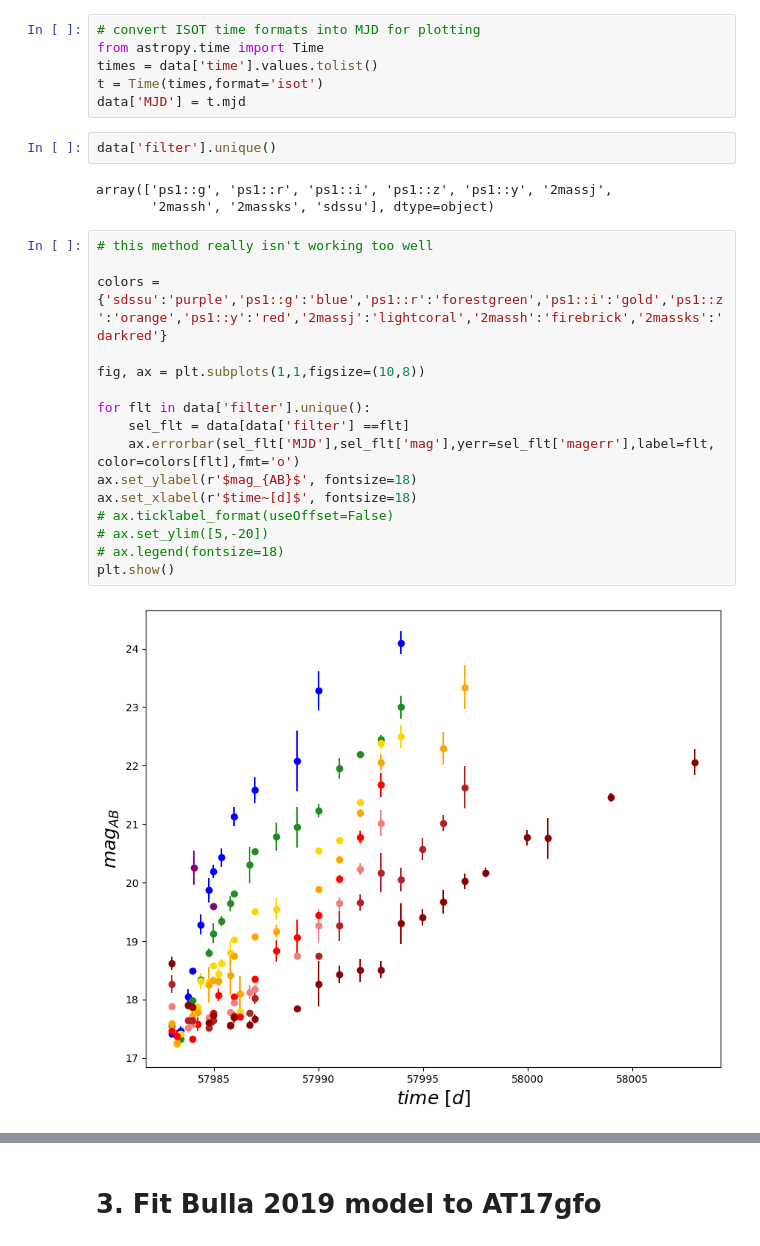
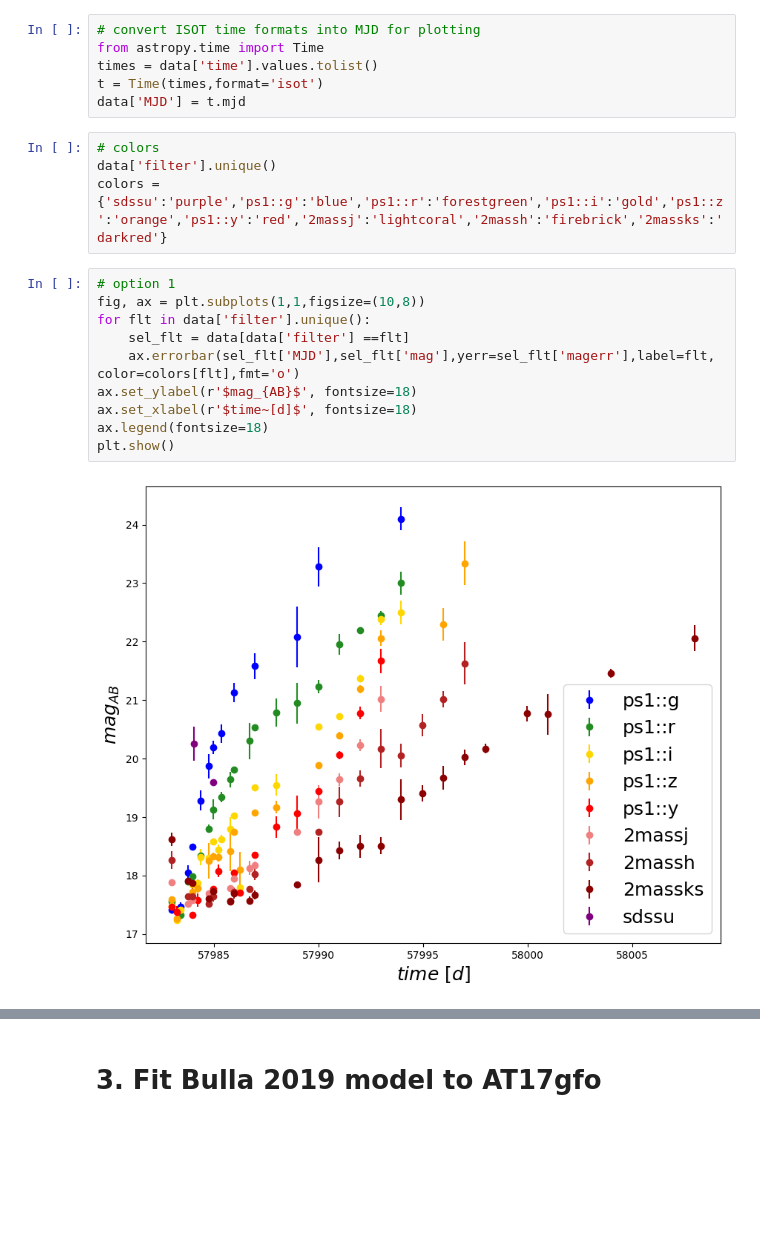
Before and after one commit to natasha-vb/KNTraP-AT2017gfo, a Jupyter notebook: AT2017gfo_lightcurve_tutorial.ipynb, the cells around one changed output, grey strips where cells are left out. Drawn from its saved outputs; the diff is of its cells as text; blank space fills up the shorter version.

Commit message:
2 options

```diff
--- a/AT2017gfo_lightcurve_tutorial.ipynb
+++ b/AT2017gfo_lightcurve_tutorial.ipynb
@@ -97,25 +97,18 @@ times = data['time'].values.tolist()
 t = Time(times,format='isot')
 data['MJD'] = t.mjd
 # %%
+# colors
 data['filter'].unique()
+colors = {'sdssu':'purple','ps1::g':'blue','ps1::r':'forestgreen','ps1::i':'gold','ps1::z':'orange','ps1::y':'red','2massj':'lightcoral','2massh':'firebrick','2massks':'darkred'}
-# %% [output]
-array(['ps1::g', 'ps1::r', 'ps1::i', 'ps1::z', 'ps1::y', '2massj',
-       '2massh', '2massks', 'sdssu'], dtype=object)
 # %%
-# this method really isn't working too well
-
-colors = {'sdssu':'purple','ps1::g':'blue','ps1::r':'forestgreen','ps1::i':'gold','ps1::z':'orange','ps1::y':'red','2massj':'lightcoral','2massh':'firebrick','2massks':'darkred'}
-
+# option 1
 fig, ax = plt.subplots(1,1,figsize=(10,8))
-
 for flt in data['filter'].unique():
     sel_flt = data[data['filter'] ==flt]
     ax.errorbar(sel_flt['MJD'],sel_flt['mag'],yerr=sel_flt['magerr'],label=flt, color=colors[flt],fmt='o')
 ax.set_ylabel(r'$mag_{AB}$', fontsize=18)
 ax.set_xlabel(r'$time~[d]$', fontsize=18)
-# ax.ticklabel_format(useOffset=False)
-# ax.set_ylim([5,-20])
-# ax.legend(fontsize=18)
+ax.legend(fontsize=18)
 plt.show()
 # %% [output]
-[figure, old version]
+[figure, new version]
```
Also changed, not shown: parts of 1 cell of this notebook.
